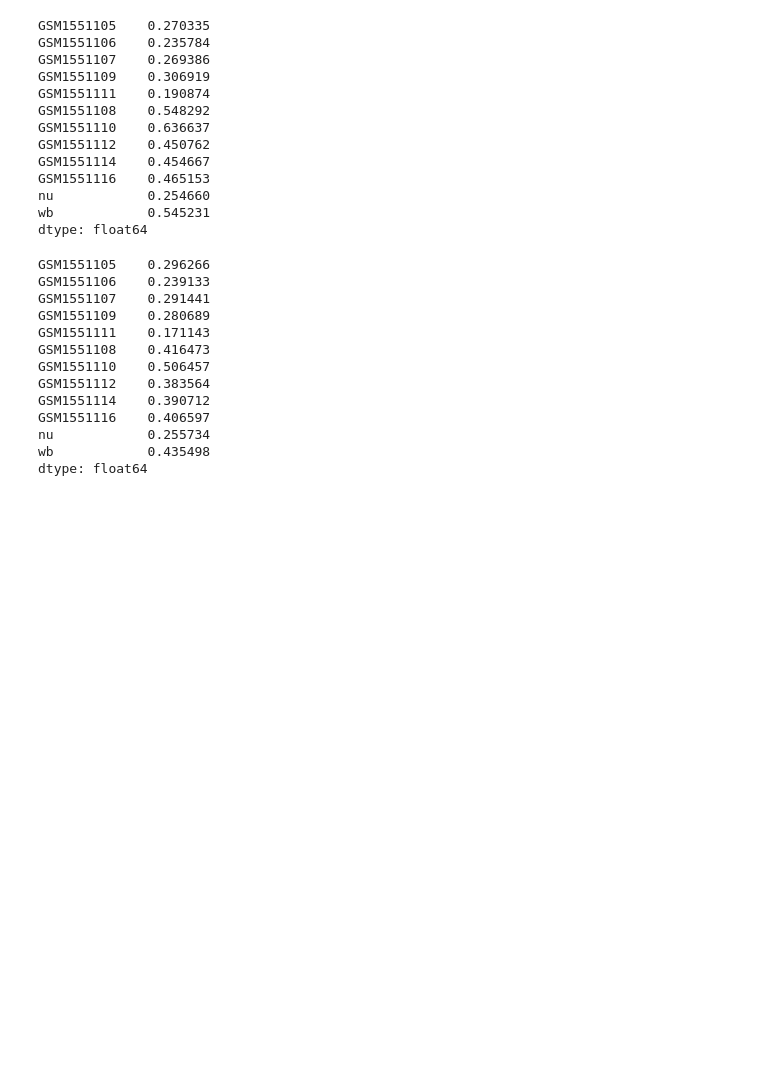
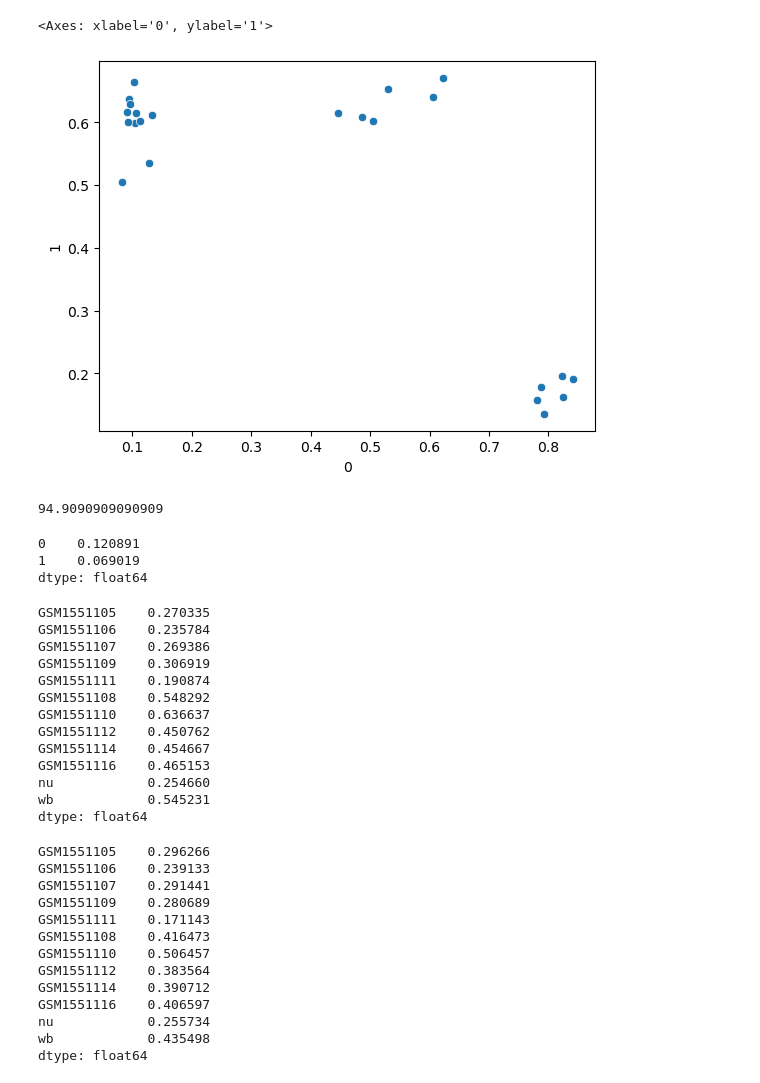
Before and after one commit to moqri/epi_deconv, a Jupyter notebook: sort.ipynb, the cells around one changed output. Drawn from its saved outputs; the diff is of its cells as text; code cells hidden in the pictures; blank space fills up the shorter version.

```diff
--- a/sort.ipynb
+++ b/sort.ipynb
@@ -72,0 +130,6 @@ sns.scatterplot(conc,x='m1',y='m2',hue='type')
+# %%
+conc=pd.concat([m1,m2],axis=1)
+sns.scatterplot(conc,x=0,y=1)
+# %% [output]
+<Axes: xlabel='0', ylabel='1'>
+[figure, added]
@@ -72,0 +139,10 @@ sns.scatterplot(conc,x='m1',y='m2',hue='type')
+# %%
+tmp[tmp.p.str[-1]=='T'].c.str.strip('purity: ').astype(int).mean()
+# %% [output]
+94.9090909090909
+# %%
+conc.tail(6).max()-conc.tail(6).min()
+# %% [output]
+0    0.120891
+1    0.069019
+dtype: float64
```
Also changed, not shown: parts of 42 cells of this notebook, 15 other files.
